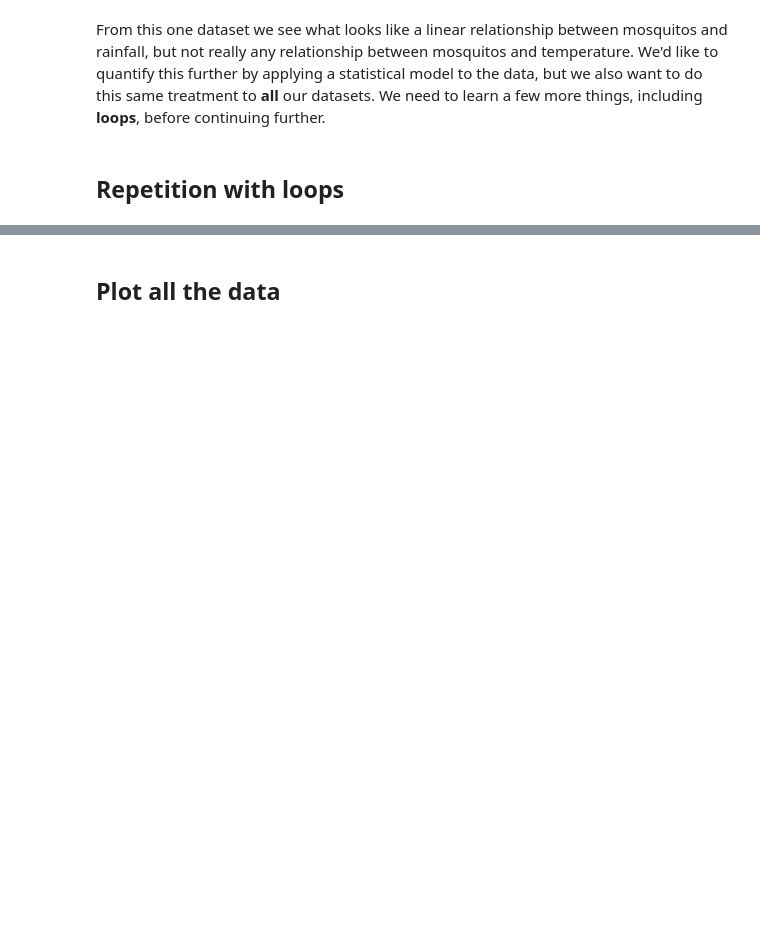
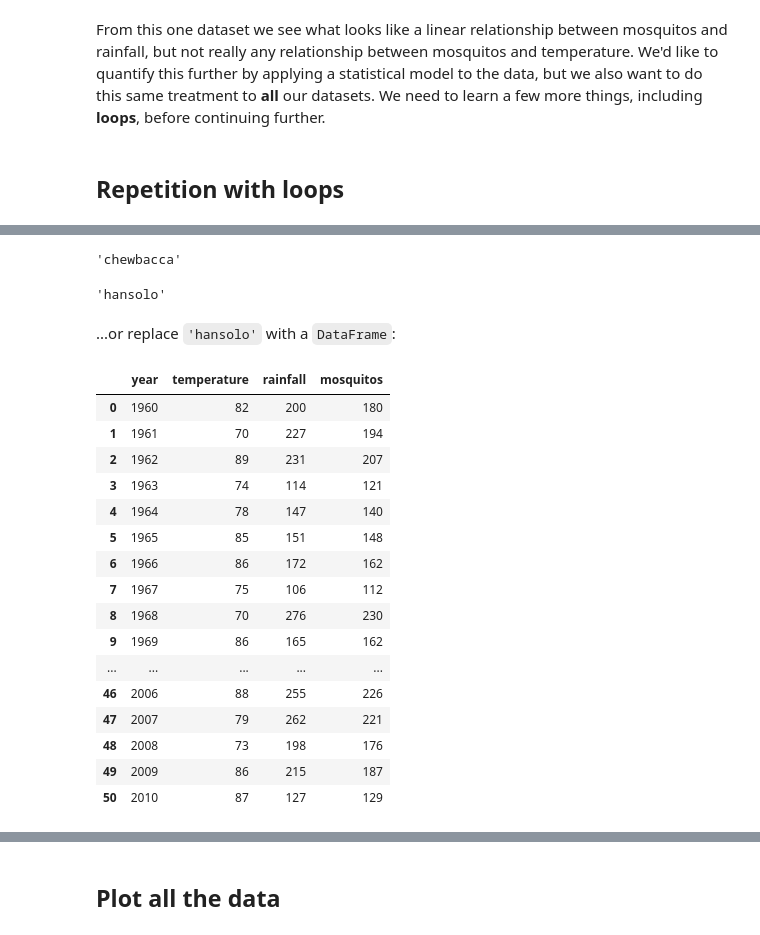
Before and after one commit to dotsdl/analysis_with_pandas, a Jupyter notebook: intermediate_scientific_python.ipynb, the cells around one changed output, grey strips where cells are left out. Cells and saved outputs as stored; diff of their text form; code cells hidden in the pictures; blank space fills up the shorter version.

```diff
--- a/intermediate_scientific_python.ipynb
+++ b/intermediate_scientific_python.ipynb
@@ -541,0 +647,4 @@ Use this lesson:
+# %%
+stuff.append('chewbacca')
+# %%
+stuff.append('chickenfingers')
@@ -541,0 +686,34 @@ Use this lesson:
+# %%
+stuff[1]
+# %% [output]
+'chewbacca'
+# %%
+stuff[1] = 'hansolo'
+# %%
+stuff[1]
+# %% [output]
+'hansolo'
+# %% [markdown]
+...or replace ``'hansolo'`` with a ``DataFrame``:
+# %%
+stuff[1] = data
+# %%
+stuff[1]
+# %% [output]
+|  | year | temperature | rainfall | mosquitos |
+| 0 | 1960 | 82 | 200 | 180 |
+| 1 | 1961 | 70 | 227 | 194 |
+| 2 | 1962 | 89 | 231 | 207 |
+| 3 | 1963 | 74 | 114 | 121 |
+| 4 | 1964 | 78 | 147 | 140 |
+| 5 | 1965 | 85 | 151 | 148 |
+| 6 | 1966 | 86 | 172 | 162 |
+| 7 | 1967 | 75 | 106 | 112 |
+| 8 | 1968 | 70 | 276 | 230 |
+| 9 | 1969 | 86 | 165 | 162 |
+| ... | ... | ... | ... | ... |
+| 46 | 2006 | 88 | 255 | 226 |
+| 47 | 2007 | 79 | 262 | 221 |
+| 48 | 2008 | 73 | 198 | 176 |
+| 49 | 2009 | 86 | 215 | 187 |
+| 50 | 2010 | 87 | 127 | 129 |
```
Also changed, not shown: parts of 103 cells of this notebook.
